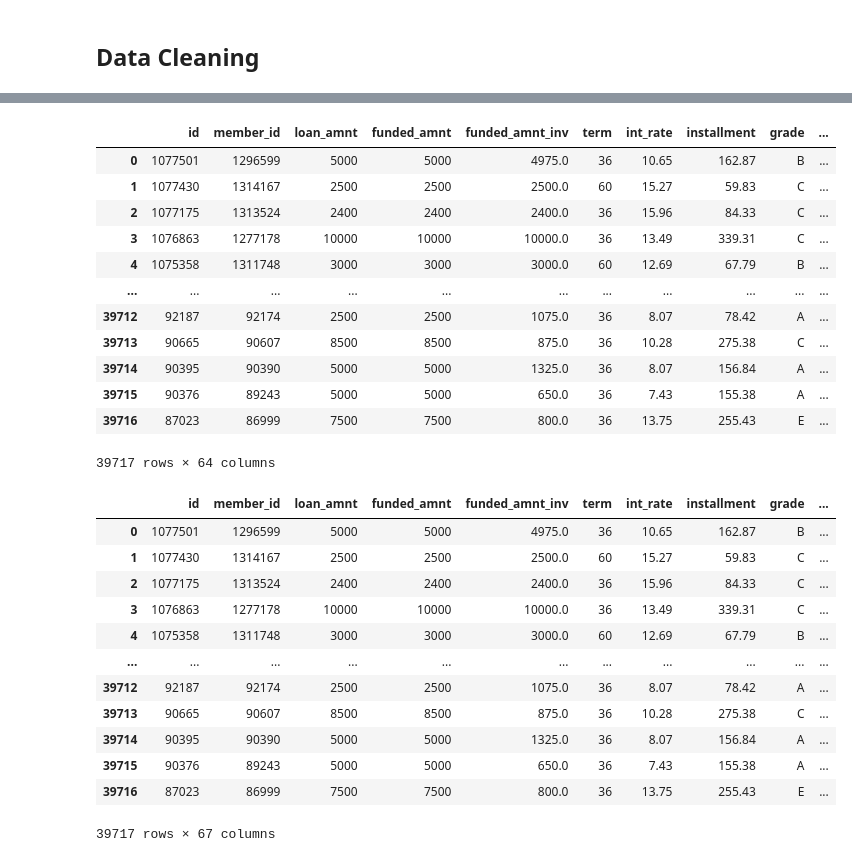
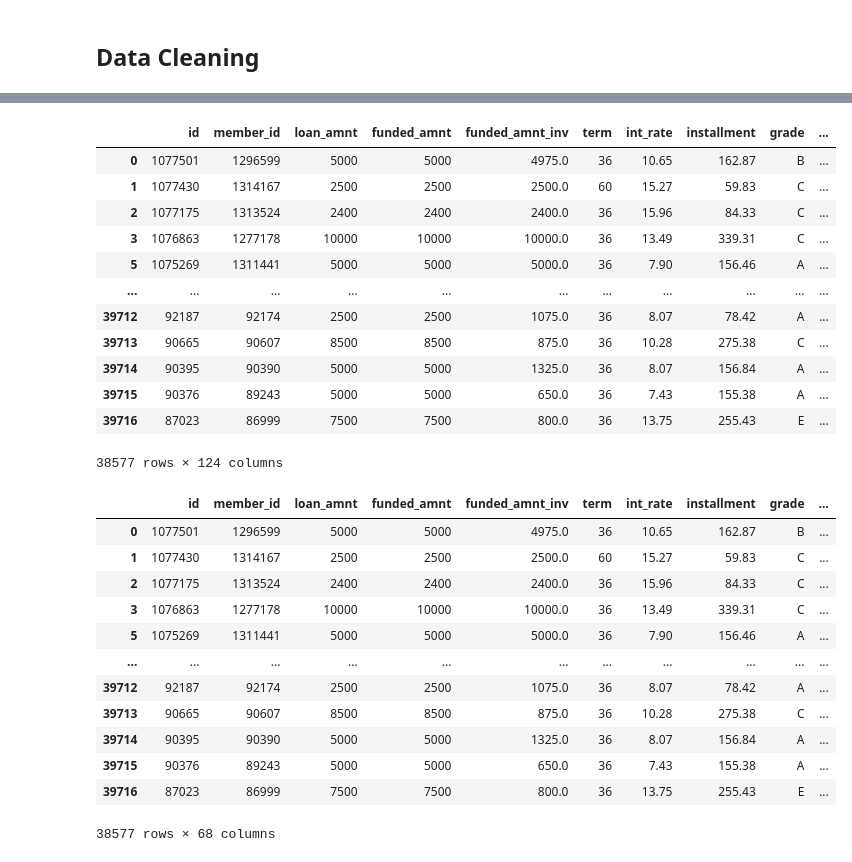
Before and after one commit to bigredbug47/LendingClubCase-Study, a Jupyter notebook: LendingClubCase.ipynb, the cells around one changed output, grey strips where cells are left out. Cells and saved outputs as stored; diff of their text form; code cells hidden in the pictures.

```diff
--- a/LendingClubCase.ipynb
+++ b/LendingClubCase.ipynb
@@ -116,3 +116,9 @@ Fully Paid     32950
 Charged Off     5627
 Current         1140
 Name: loan_status, dtype: int64
+# %%
+# Because the current loan status is not segemented as
+# default or non-default, we will filter them out of the dataframe
+
+df = df[df.loan_status != "Current"]
+df
@@ -188,26 +208,26 @@ Total columns has null values: 124 cols
 <li> Drop columns that has null value > 40% </li>
 <li> Drop columns that only has 1 value </li>
 # %%
-df_filter = df_filter.drop_duplicates(keep="first")
+df_filter = df.drop_duplicates(keep="first")
 df_filter
 # %% [output]
 |  | id | member_id | loan_amnt | funded_amnt | funded_amnt_inv | term | int_rate | installment | grade | ... |
 | 0 | 1077501 | 1296599 | 5000 | 5000 | 4975.0 | 36 | 10.65 | 162.87 | B | ... |
 | 1 | 1077430 | 1314167 | 2500 | 2500 | 2500.0 | 60 | 15.27 | 59.83 | C | ... |
 | 2 | 1077175 | 1313524 | 2400 | 2400 | 2400.0 | 36 | 15.96 | 84.33 | C | ... |
 | 3 | 1076863 | 1277178 | 10000 | 10000 | 10000.0 | 36 | 13.49 | 339.31 | C | ... |
-| 4 | 1075358 | 1311748 | 3000 | 3000 | 3000.0 | 60 | 12.69 | 67.79 | B | ... |
+| 5 | 1075269 | 1311441 | 5000 | 5000 | 5000.0 | 36 | 7.90 | 156.46 | A | ... |
 | ... | ... | ... | ... | ... | ... | ... | ... | ... | ... | ... |
 | 39712 | 92187 | 92174 | 2500 | 2500 | 1075.0 | 36 | 8.07 | 78.42 | A | ... |
 | 39713 | 90665 | 90607 | 8500 | 8500 | 875.0 | 36 | 10.28 | 275.38 | C | ... |
 | 39714 | 90395 | 90390 | 5000 | 5000 | 1325.0 | 36 | 8.07 | 156.84 | A | ... |
 | 39715 | 90376 | 89243 | 5000 | 5000 | 650.0 | 36 | 7.43 | 155.38 | A | ... |
 | 39716 | 87023 | 86999 | 7500 | 7500 | 800.0 | 36 | 13.75 | 255.43 | E | ... |
-39717 rows × 64 columns
+38577 rows × 124 columns
 # %%
-# Remove rows with total null features > 40% and drop columns that has total null records > 40%
-df_filter = df.dropna(axis=1, thresh=len(df)*0.6)
-df_filter = df_filter.dropna(axis=0, thresh=len(df_filter.columns)*0.6)
+# Remove rows with total null features > 80% and drop columns that has total null records > 80%
+df_filter = df_filter.dropna(axis=1, thresh=len(df_filter)*0.2)
+df_filter = df_filter.dropna(axis=0, thresh=len(df_filter.columns)*0.2)
 df_filter
 # %% [output]
 |  | id | member_id | loan_amnt | funded_amnt | funded_amnt_inv | term | int_rate | installment | grade | ... |
@@ -215,14 +235,14 @@ df_filter
 | 1 | 1077430 | 1314167 | 2500 | 2500 | 2500.0 | 60 | 15.27 | 59.83 | C | ... |
 | 2 | 1077175 | 1313524 | 2400 | 2400 | 2400.0 | 36 | 15.96 | 84.33 | C | ... |
 | 3 | 1076863 | 1277178 | 10000 | 10000 | 10000.0 | 36 | 13.49 | 339.31 | C | ... |
-| 4 | 1075358 | 1311748 | 3000 | 3000 | 3000.0 | 60 | 12.69 | 67.79 | B | ... |
+| 5 | 1075269 | 1311441 | 5000 | 5000 | 5000.0 | 36 | 7.90 | 156.46 | A | ... |
 | ... | ... | ... | ... | ... | ... | ... | ... | ... | ... | ... |
 | 39712 | 92187 | 92174 | 2500 | 2500 | 1075.0 | 36 | 8.07 | 78.42 | A | ... |
 | 39713 | 90665 | 90607 | 8500 | 8500 | 875.0 | 36 | 10.28 | 275.38 | C | ... |
 | 39714 | 90395 | 90390 | 5000 | 5000 | 1325.0 | 36 | 8.07 | 156.84 | A | ... |
 | 39715 | 90376 | 89243 | 5000 | 5000 | 650.0 | 36 | 7.43 | 155.38 | A | ... |
 | 39716 | 87023 | 86999 | 7500 | 7500 | 800.0 | 36 | 13.75 | 255.43 | E | ... |
-39717 rows × 67 columns
+38577 rows × 68 columns
 # %%
 cols_remove = []
 columns_left = df_filter.columns[df_filter.isnull().sum() > 0]
```
Also changed, not shown: parts of 53 cells of this notebook.
